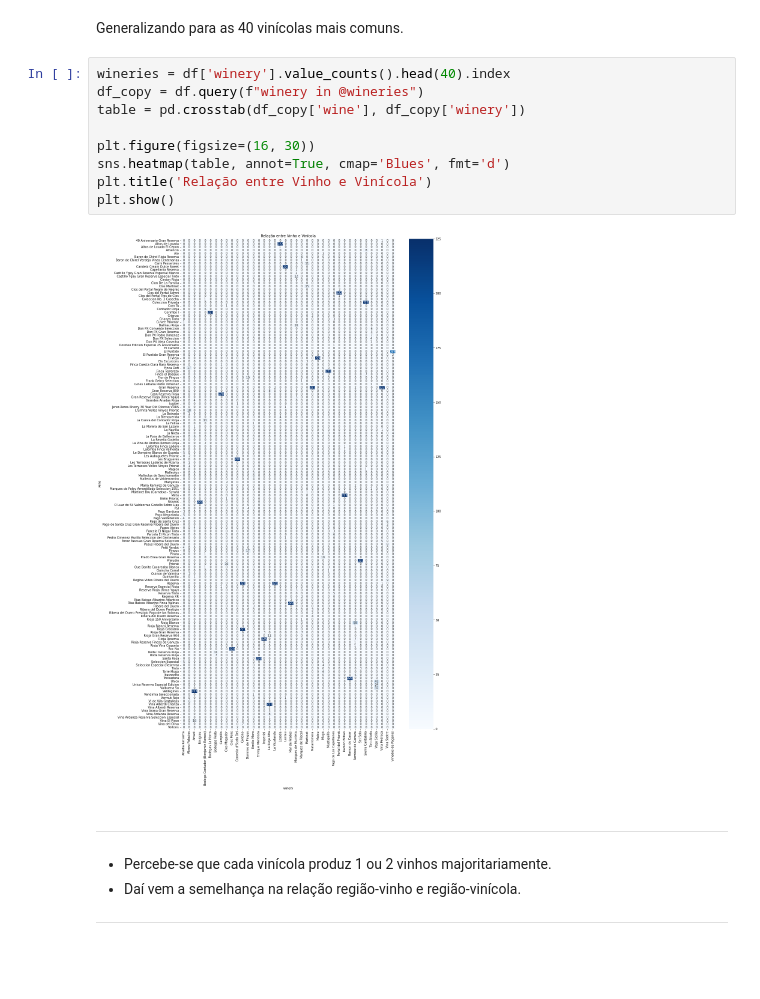
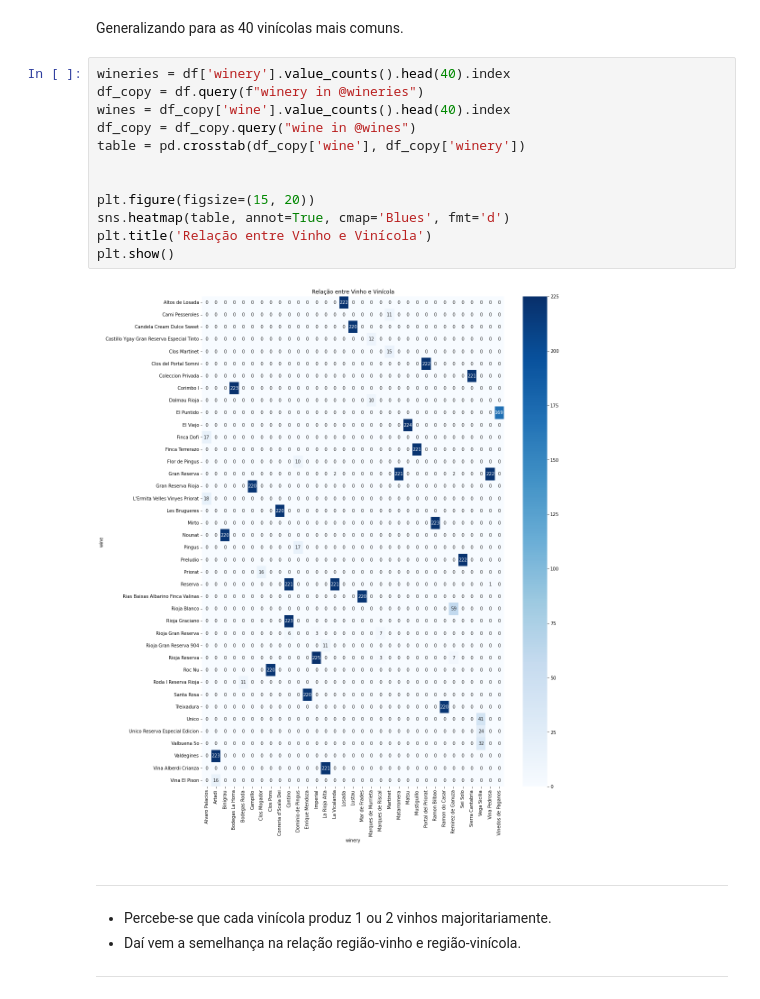
Before and after one commit to atlantico-academy/sommeliers-de-dados, a Jupyter notebook: notebooks/01-exploratory_data_analysis.ipynb, the cells around one changed output. Drawn from its saved outputs; the diff is of its cells as text; blank space fills up the shorter version.

```diff
--- a/notebooks/01-exploratory_data_analysis.ipynb
+++ b/notebooks/01-exploratory_data_analysis.ipynb
@@ -453,14 +475,17 @@ Generalizando para as 40 vinícolas mais comuns.
 # %%
 wineries = df['winery'].value_counts().head(40).index
 df_copy = df.query(f"winery in @wineries")
+wines = df_copy['wine'].value_counts().head(40).index
+df_copy = df_copy.query("wine in @wines")
 table = pd.crosstab(df_copy['wine'], df_copy['winery'])
 
-plt.figure(figsize=(16, 30))
+
+plt.figure(figsize=(15, 20))
 sns.heatmap(table, annot=True, cmap='Blues', fmt='d')
 plt.title('Relação entre Vinho e Vinícola')
 plt.show()
 # %% [output]
-[figure, old version]
+[figure, new version]
 # %% [markdown]
 -------------
 - Percebe-se que cada vinícola produz 1 ou 2 vinhos majoritariamente.
```
Also changed, not shown: parts of 11 cells of this notebook.
